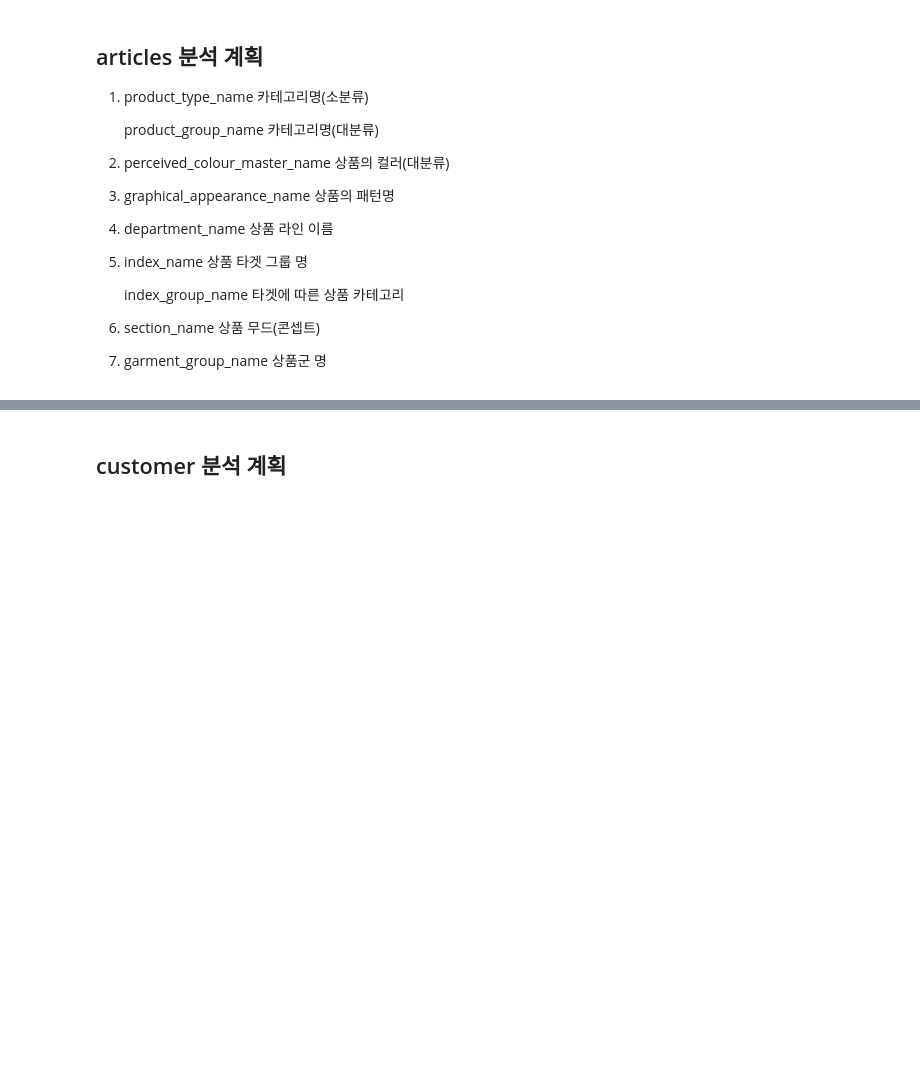
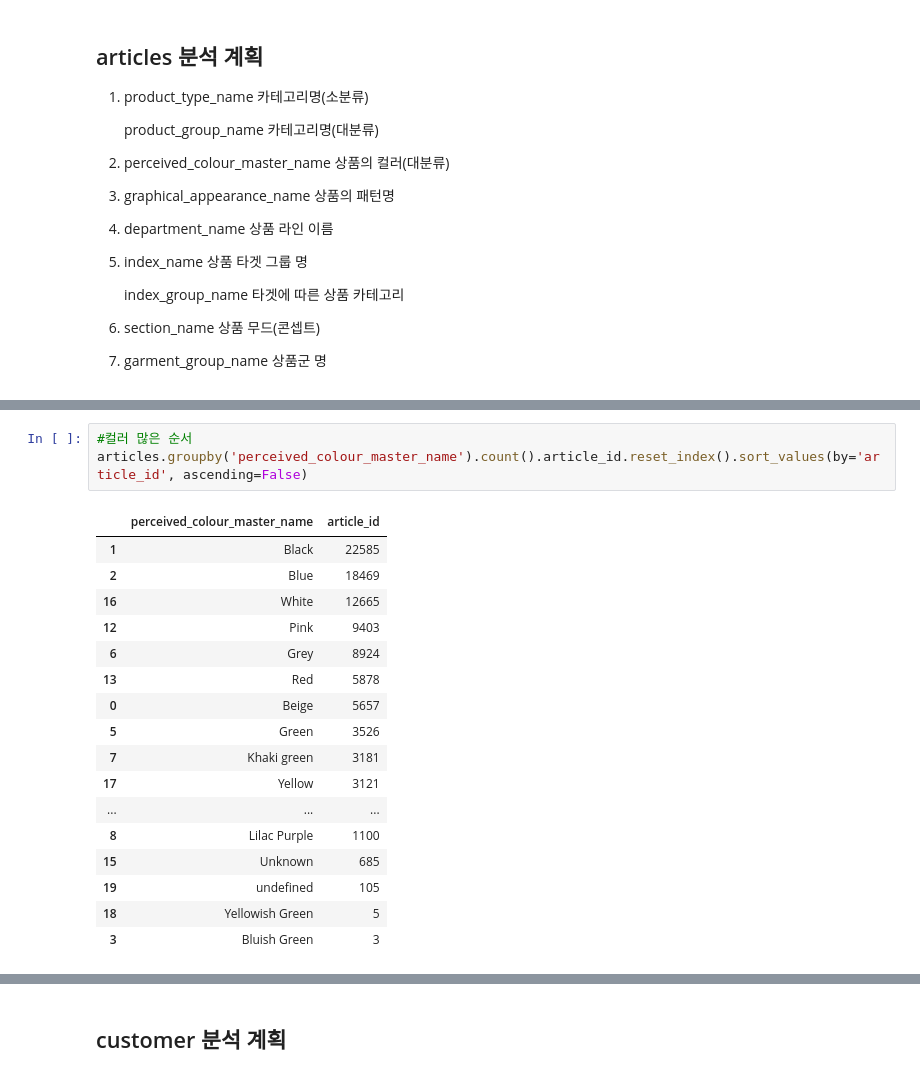
Before and after one commit to monamienamie/5commerce, a Jupyter notebook: 0827.ipynb, the cells around one changed output, grey strips where cells are left out. Saved outputs shown, nothing was run; the diff lists cells and outputs as text; blank space fills up the shorter version.

```diff
--- a/0827.ipynb
+++ b/0827.ipynb
@@ -83,0 +151,21 @@ articles['prod_name'].nunique()
+# %%
+#컬러 많은 순서
+articles.groupby('perceived_colour_master_name').count().article_id.reset_index().sort_values(by='article_id', ascending=False)
+# %% [output]
+|  | perceived_colour_master_name | article_id |
+| 1 | Black | 22585 |
+| 2 | Blue | 18469 |
+| 16 | White | 12665 |
+| 12 | Pink | 9403 |
+| 6 | Grey | 8924 |
+| 13 | Red | 5878 |
+| 0 | Beige | 5657 |
+| 5 | Green | 3526 |
+| 7 | Khaki green | 3181 |
+| 17 | Yellow | 3121 |
+| ... | ... | ... |
+| 8 | Lilac Purple | 1100 |
+| 15 | Unknown | 685 |
+| 19 | undefined | 105 |
+| 18 | Yellowish Green | 5 |
+| 3 | Bluish Green | 3 |
```
Also changed, not shown: parts of 15 cells of this notebook.
